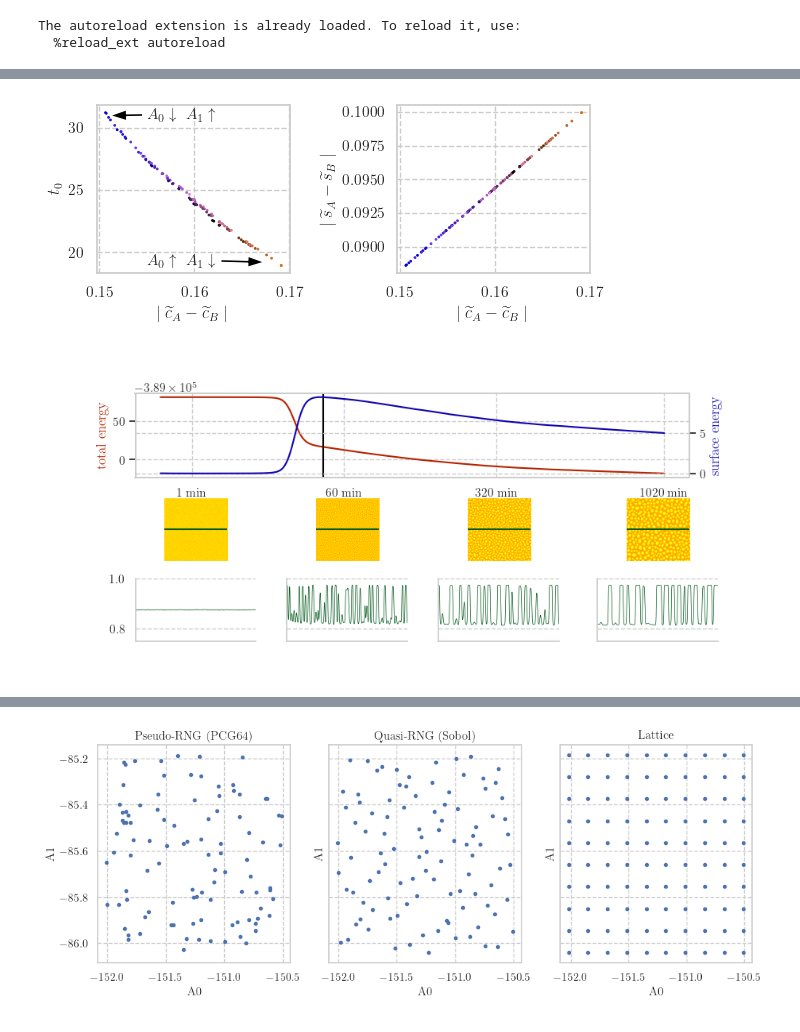
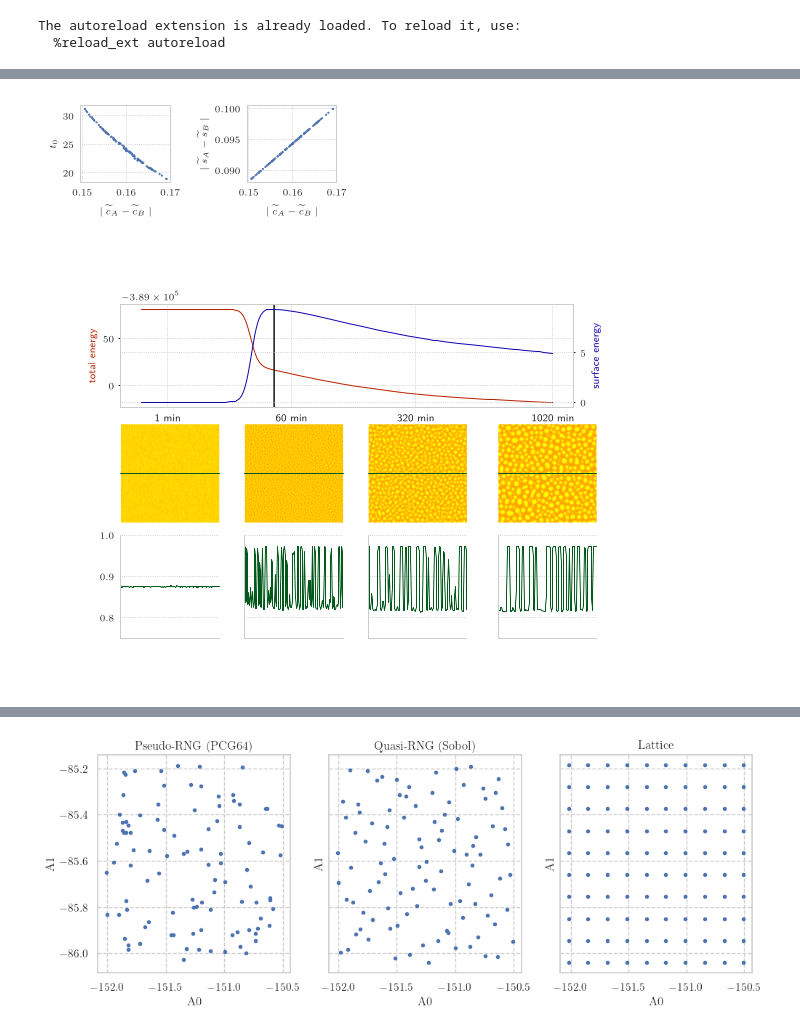
Before and after one commit to uncertaintyhub/chsimpy-artifact, a Jupyter notebook: paper.ipynb, the cells around one changed output, grey strips where cells are left out. Saved outputs shown, nothing was run; the diff lists cells and outputs as text; code cells hidden in the pictures.

```diff
--- a/paper.ipynb
+++ b/paper.ipynb
@@ -16,7 +16,7 @@ from scipy.stats import qmc
 
 sym.init_printing()  # automatically enable the best printer available in your environment.
 sns.set()
-sns.set_style("whitegrid", {'grid.linestyle': '--'})
+sns.set_style("whitegrid", {'grid.linestyle': ':'})
 # latex output
 from matplotlib.backends.backend_pgf import FigureCanvasPgf
 
@@ -33,13 +33,34 @@ from matplotlib.backends.backend_pgf import FigureCanvasPgf
 # matplotlib.rcParams['savefig.pad_inches'] = 0
 # use plt.savefig('figure.pdf') as export
 
+# https://matplotlib.org/stable/tutorials/introductory/customizing.html#the-default-matplotlibrc-file
 matplotlib.use("pgf")
+ltfsize=7.5
 pgf_with_custom_preamble = {
     #"pgf.texsystem": "pdflatex",
-    "font.family": "serif", # use serif/main font for text elements
+    #"font.family": "serif", # use serif/main font for text elements
     "text.usetex": True,    # use inline math for ticks
     "pgf.rcfonts": False,   # don't setup fonts from rc parameters
-    'font.size' : 11,
+    'font.size' : ltfsize,
+    'axes.labelsize': ltfsize,               # -> axis labels
+    'legend.fontsize': ltfsize,
+    'xtick.labelsize': ltfsize,
+    'ytick.labelsize': ltfsize,
+    'lines.linewidth': 0.5,
+    'lines.markersize': 0.75,
+    'boxplot.flierprops.linewidth': 0.5,
+    'boxplot.boxprops.linewidth': 0.5,
+    'boxplot.whiskerprops.linewidth': 0.5,
+    'boxplot.capprops.linewidth': 0.5,
+    'boxplot.medianprops.linewidth': 0.5,
+    'boxplot.meanprops.linewidth': 0.5,
+    'axes.axisbelow': True,
+    'axes.linewidth': 0.5,
+    'xtick.major.size': 1.5,
+    'ytick.major.size': 1.5,
+    'xtick.major.width': 0.6,
+    'ytick.major.width': 0.6,
+    'grid.linewidth': 0.5,
     "pgf.preamble": [
         r'\usepackage{color}',     # xcolor for colours
         r'\usepackage{stmaryrd}'
@@ -79,11 +100,12 @@ yslabel = '$\mid \widetilde{s}_A - \widetilde{s}_B\mid$'
 color1 = '#b72300'  # https://venngage.com/tools/accessible-color-palette-generator
 color2 = '#1005af'
 color3 = '#00581a'
-msize = 2 # markersize
+msize = 0.8 # markersize
 m1 = 'o' # marker symbol
 m2 = '.'
 lls='' # '-'
 llw=0.5
+cwidth=0.95*222/72.27 # latex column width in inch
 # %%
 Asrc='uniform'
 seed=2023
@@ -247,7 +242,7 @@ dfraw2
 sasb2 = np.abs(dfraw2.sa-dfraw2.sb)
 cacb2 = np.abs(dfraw2.ca-dfraw2.cb)
 #
-fig, axs = plt.subplots(nrows=1, ncols=2, figsize=(6, 2.5))
+fig, axs = plt.subplots(nrows=1, ncols=2, figsize=(1.1*cwidth, 2.5*1.1*cwidth/6))
 #
 # color map RGB (low fac_A0 -> high A0 -> yellow, low fac_A1 -> high A1 -> blue)
 # 0.995 .. 1.005
@@ -255,11 +250,11 @@ crgb = pd.DataFrame((0.95*(100.5-100*dfraw2.fac_A0.values),
                      0.5*(100.5-100*dfraw2.fac_A0.values),
                      100.5-100*dfraw2.fac_A1.values)).T.values
 #
-axs[0].scatter(cacb2, dfraw2.tsep, c=crgb, s=0.5*msize)
+axs[0].scatter(cacb2, dfraw2.tsep, s=0.25*msize) # c=crgb
 axs[0].set_xlabel(yclabel)
 axs[0].set_ylabel(tseplabel)
 
-axs[1].scatter(cacb2, sasb2, c=crgb, s=0.5*msize)
+axs[1].scatter(cacb2, sasb2, s=0.25*msize) # c=crgb
 axs[1].set_xlabel(yclabel)
 axs[1].set_ylabel(yslabel)
 
@@ -283,17 +278,19 @@ fig.subplots_adjust(top=0.95)
 #             arrowprops=dict(facecolor='black', shrink=0.05))
 # axs[0].annotate(f"({np.min(dfraw2.A0):.2f}, {np.max(dfraw2.A1):.2f})", xy=(0.15, 32.5), xytext=(0.155, 32.25),
 #             arrowprops=dict(facecolor='black', shrink=0.05))
-axs[0].annotate(r"$A_0\uparrow\ A_1\downarrow$", xy=(0.1675, 19.2), xytext=(0.155, 19),
-            arrowprops=dict(facecolor='black', shrink=0.025, width=2.15, headwidth=8))
-axs[0].annotate(r"$A_0\downarrow\ A_1\uparrow$", xy=(0.151, 31), xytext=(0.155, 30.75),
-            arrowprops=dict(facecolor='black', shrink=0.025, width=2.15, headwidth=8))
+
+# arrows
+# axs[0].annotate(r"$A_0\uparrow\ A_1\downarrow\ \longrightarrow$", xy=(0.150, 19.15))
+#                 # xytext=(0.1505, 19.4), arrowprops=dict(facecolor='black', shrink=0.025, width=2.15, headwidth=4))
+# axs[0].annotate(r"$\longleftarrow A_0\downarrow\ A_1\uparrow$", xy=(0.152, 30.25))
+#             #, xytext=(0.1575, 30), arrowprops=dict(facecolor='black', shrink=0.025, width=2.15, headwidth=4))
 
 fig.tight_layout()
 plt.savefig('tex/pictures/fig_tsep_s_statistics'+fext, dpi=1000, bbox_inches='tight', pad_inches=0)
 display(fig)
 matplotlib.pyplot.close()
 # %% [output]
-[figure, old version]
+[figure, new version]
 # %%
 fileid = lambda t: 'paper-pic-'+str(t)+'min-0.875'
 path = './data'
@@ -310,7 +307,7 @@ dfE2 = pd.DataFrame(chsimpy.utils.csv_import_matrix(E2file))
 #dfU = pd.DataFrame(chsimpy.utils.csv_import_matrix(Ufile))
 sol = chsimpy.utils.yaml_import(solfile)
 #
-fig, axs = plt.subplots(figsize=(9,4), layout=None,
+fig, axs = plt.subplots(figsize=(2*cwidth, 3.3*4*cwidth/9), layout=None,
                         gridspec_kw={'wspace': 0.,
                                      'hspace': 0.,
                                      'top': 1,
@@ -322,7 +319,7 @@ plt.grid(False)
 plt.axis('off')
 plt.subplots_adjust(hspace=0.0)
 
-gs_outer = GridSpec(3, 1, figure=fig, height_ratios=[1, 0.75, 0.75], hspace = .25)
+gs_outer = GridSpec(3, 1, figure=fig, height_ratios=[0.5, 1, 0.5], hspace = -.3)
 gs2 = GridSpecFromSubplotSpec(1, 4, subplot_spec = gs_outer[1])
 gs3 = GridSpecFromSubplotSpec(1, 4, subplot_spec = gs_outer[2])
 axs00 = fig.add_subplot(gs_outer[0])
@@ -350,7 +347,7 @@ axs00.set_xscale('function', functions=(fwd,inv))
 #axs00.set_xlabel('time (min)')
 axs00.set_ylabel('total energy', c=color1)
 ax2.set_ylabel('surface energy', c=color2)
-axs00.axvline(x=(1477.97), c='black')
+axs00.axvline(x=(1477.97), c='black', lw=1)
 # convert iterations to time-scale on x-axis, https://stackoverflow.com/a/74544761
 custom_ticks = np.array([0.0, 1, 60, 320, 1020])
 factor = 60*0.5705882
@@ -385,35 +382,36 @@ def showslice(ax, t, yticks=False, ii=0):
     Ut = chsimpy.utils.csv_import_matrix(f"{path}/{fileid(t)}.solution.U.csv")
     ax.plot(Ut[int(N / 2)+1, :], linewidth=0.5, c=color3)
     #ax.axis('off')
     ax.grid(axis='x')
     ax.set_xlim((0,512))
     ax.set_ylim((0.75,1))
-    ax.set_xlabel('')
-    ax.set_ylabel('')
+    ax.xaxis.set_tick_params(labelbottom=False)
+    ax.set_xticks([])
+    ax.set_xticklabels([])
+    ax.set(xlabel=None, ylabel=None)
     # https://stackoverflow.com/a/54768749
     ax.spines[['right', 'top']].set_visible(False)
     if yticks is False:
         ax.set_yticklabels([])
-    ax.set_xticklabels([])
     box = ax.get_position()
     box.x0 = box.x0 + 0.01*ii
     box.x1 = box.x1 + 0.01*ii
     box.y0 = box.y0 - 0.01
     box.y1 = box.y1 - 0.01
     ax.set_position(box)
 
 showslice(axs20, 1, yticks=True)
 showslice(axs21, 60, yticks=False, ii=1)
 showslice(axs22, 320, yticks=False, ii=2)
 showslice(axs23, 1020, yticks=False, ii=4)
 
 
 #fig.subplots_adjust(top=0.95, bottom=0)
 #fig.suptitle("Energy decay ($c_0=0.875$)")
 #fig.tight_layout()
 plt.savefig('tex/pictures/fig_decay'+fext, dpi=1000, bbox_inches='tight', pad_inches=0)
 display(fig)
 matplotlib.pyplot.close()
 # %% [output]
-[figure, old version]
+[figure, new version]
 # %%
```
Also changed, not shown: parts of 7 cells of this notebook, 11 other files.
